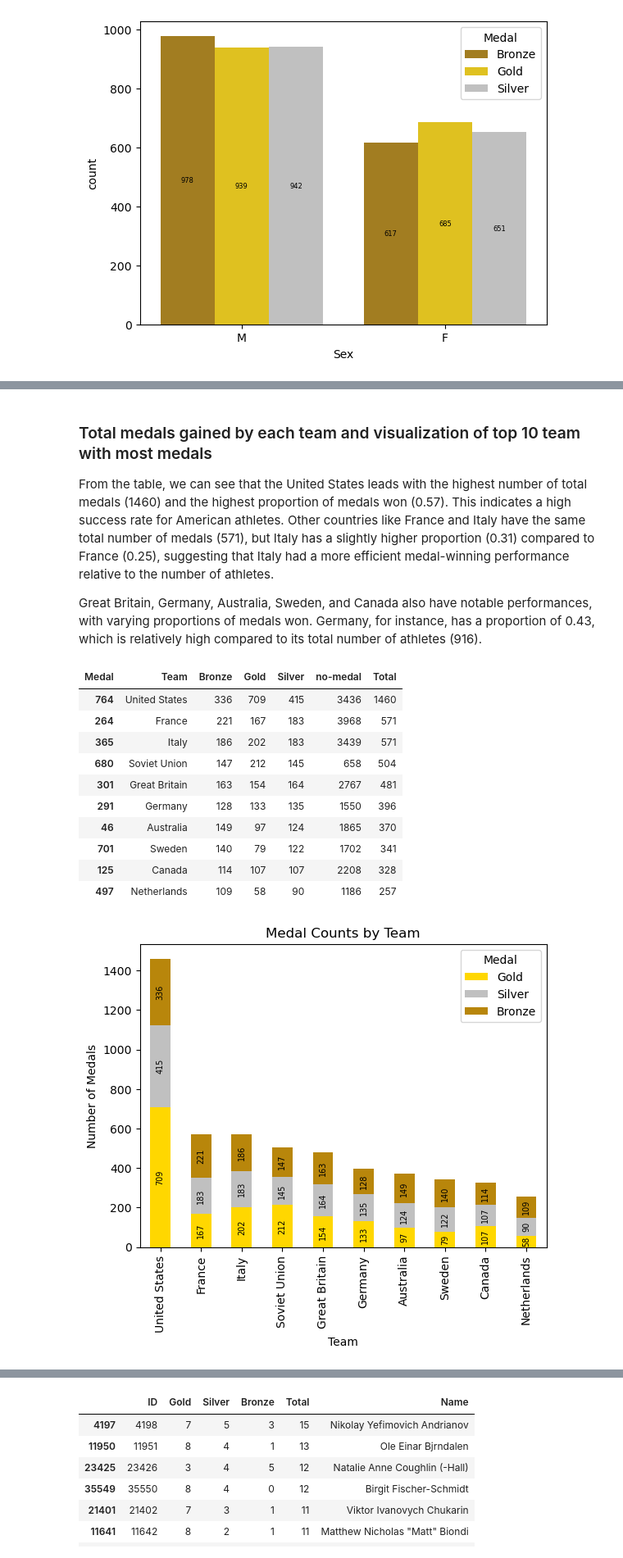
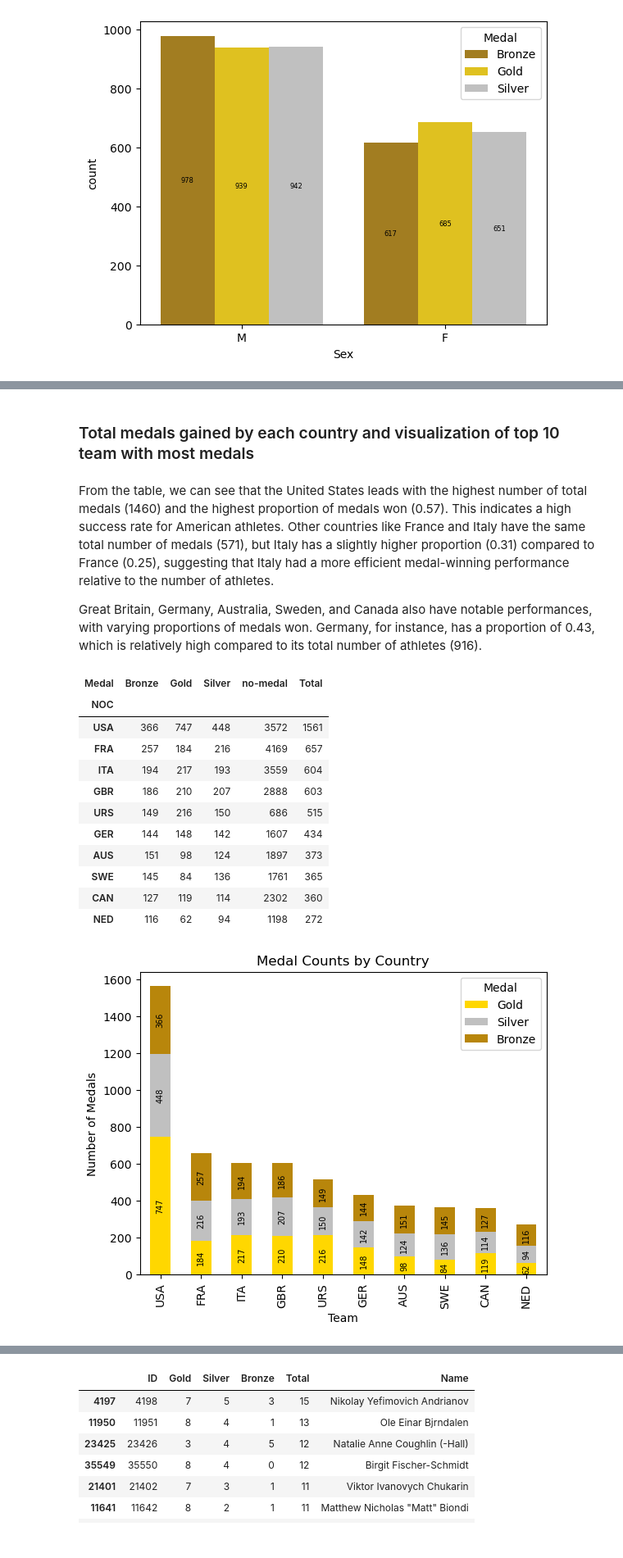
Before and after one commit to Onath/Programming_Project_Olympic_Data, a Jupyter notebook: VR503361_final_project_olympic_data.ipynb, the cells around one changed output, grey strips where cells are left out. Shown at 82% size. Saved outputs shown, nothing was run; the diff lists cells and outputs as text; code cells hidden in the pictures.

Commit message:
merged datasets, initialized streamlit file

```diff
--- a/VR503361_final_project_olympic_data.ipynb
+++ b/VR503361_final_project_olympic_data.ipynb
@@ -136,0 +163,2 @@ dtype: int64
+# %%
+olympic_df = olympic_df.merge(noc_region_df, on='NOC')
@@ -136,0 +178,2 @@ dtype: int64
+# %%
+olympic_df = olympic_df.drop(columns=['notes'])
@@ -181,0 +292,2 @@ dtype: int64
+# %%
+olympic_df.dropna(subset=['reg'], inplace=True)
@@ -272,42 +392,43 @@ plt.show()
+# %% [markdown]
+### Total medals gained by each country and visualization of top 10 team with most medals
 # %% [markdown]
-### Total medals gained by each team and visualization of top 10 team with most medals
-
 From the table, we can see that the United States leads with the highest number of total medals (1460) and the highest proportion of medals won (0.57). This indicates a high success rate for American athletes. Other countries like France and Italy have the same total number of medals (571), but Italy has a slightly higher proportion (0.31) compared to France (0.25), suggesting that Italy had a more efficient medal-winning performance relative to the number of athletes.
 
 Great Britain, Germany, Australia, Sweden, and Canada also have notable performances, with varying proportions of medals won. Germany, for instance, has a proportion of 0.43, which is relatively high compared to its total number of athletes (916).
 # %%
-medal_count = olympic_df.groupby(['Team','Medal']).size().unstack(fill_value=0).reset_index()
+medal_count = olympic_df.groupby(['NOC','Medal']).size().unstack(fill_value=0) #.reset_index()
 medal_count['Total'] = medal_count[['Gold', 'Silver', 'Bronze']].sum(axis=1)
 # medal_count
 
 ten_team_with_most_medals = medal_count.sort_values(by=['Total'], ascending=False).head(10)
 ten_team_with_most_medals
 # %% [output]
-| Medal | Team | Bronze | Gold | Silver | no-medal | Total |
-| 764 | United States | 336 | 709 | 415 | 3436 | 1460 |
-| 264 | France | 221 | 167 | 183 | 3968 | 571 |
-| 365 | Italy | 186 | 202 | 183 | 3439 | 571 |
-| 680 | Soviet Union | 147 | 212 | 145 | 658 | 504 |
-| 301 | Great Britain | 163 | 154 | 164 | 2767 | 481 |
-| 291 | Germany | 128 | 133 | 135 | 1550 | 396 |
-| 46 | Australia | 149 | 97 | 124 | 1865 | 370 |
-| 701 | Sweden | 140 | 79 | 122 | 1702 | 341 |
-| 125 | Canada | 114 | 107 | 107 | 2208 | 328 |
-| 497 | Netherlands | 109 | 58 | 90 | 1186 | 257 |
+| Medal | Bronze | Gold | Silver | no-medal | Total |
+| NOC |  |  |  |  |  |
+| USA | 366 | 747 | 448 | 3572 | 1561 |
+| FRA | 257 | 184 | 216 | 4169 | 657 |
+| ITA | 194 | 217 | 193 | 3559 | 604 |
+| GBR | 186 | 210 | 207 | 2888 | 603 |
+| URS | 149 | 216 | 150 | 686 | 515 |
+| GER | 144 | 148 | 142 | 1607 | 434 |
+| AUS | 151 | 98 | 124 | 1897 | 373 |
+| SWE | 145 | 84 | 136 | 1761 | 365 |
+| CAN | 127 | 119 | 114 | 2302 | 360 |
+| NED | 116 | 62 | 94 | 1198 | 272 |
 # %%
 colors = ['gold', 'silver', 'darkgoldenrod']
 
-ax = ten_team_with_most_medals.set_index('Team')[['Gold', 'Silver', 'Bronze']].plot(kind='bar', stacked=True, color=colors)
+ax = ten_team_with_most_medals.set_index('NOC')[['Gold', 'Silver', 'Bronze']].plot(kind='bar', stacked=True, color=colors)
 
-ax.set_title('Medal Counts by Team')
+ax.set_title('Medal Counts by Country')
 ax.set_xlabel('Team')
 ax.set_ylabel('Number of Medals')
 
 # number of medals for each type on labels
 for container in ax.containers:
     ax.bar_label(container, label_type='center', rotation=90, fontsize=7)
 
 plt.show()
 # %% [output]
-[figure, old version]
+[figure, new version]
 # %%
```
Also changed, not shown: parts of 56 cells of this notebook, 1 other file.
